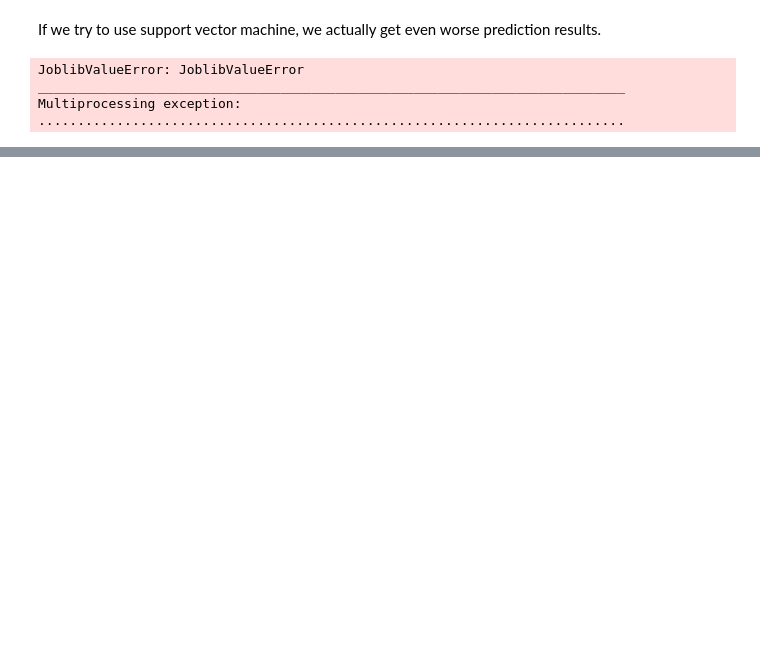
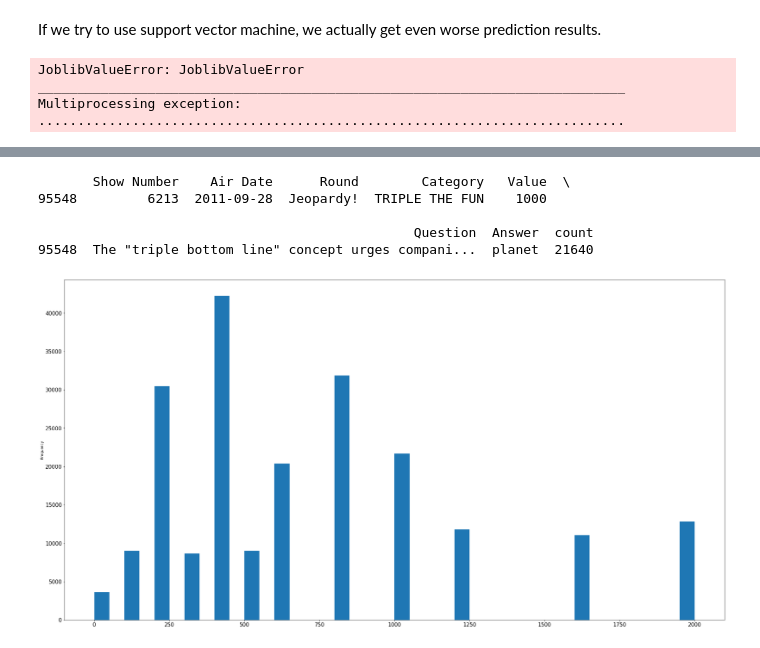
Before and after one commit to aurbanski/Jeopardy, a Jupyter notebook: Jeopardy.ipynb, the cells around one changed output, grey strips where cells are left out. Cells and saved outputs as stored; diff of their text form; code cells hidden in the pictures; blank space fills up the shorter version.

Commit message:
Updated Website and Notebooks

```diff
--- a/Jeopardy.ipynb
+++ b/Jeopardy.ipynb
@@ -296,0 +228,20 @@ Name:  Value, Length: 150, dtype: int64
+# %%
+import matplotlib.pyplot as plt
+# The following command allows plots to appear in the jupyter notebook.
+%matplotlib inline
+ax = jeopardy.plot( y=' Value',  style = 'o',
+             legend = False, figsize=(34,18), fontsize = 15, kind="hist", bins=40)
+
+
+#ay = jeopardy.plot(x=' Category', y=' Value',  style = 'o',
+             #legend = False, figsize=(34,18), fontsize = 15, kind="hist")
+#ax.set_xlabel("Air Date",fontsize = 20)
+
+#ax.set_ylabel("Dollar Amounts",fontsize = 20);
+# %% [output]
+       Show Number    Air Date      Round        Category   Value  \
+95548         6213  2011-09-28  Jeopardy!  TRIPLE THE FUN    1000
+
+                                                Question  Answer  count
+95548  The "triple bottom line" concept urges compani...  planet  21640
+[figure, added]
```
Also changed, not shown: parts of 14 cells of this notebook, 9 other files.
